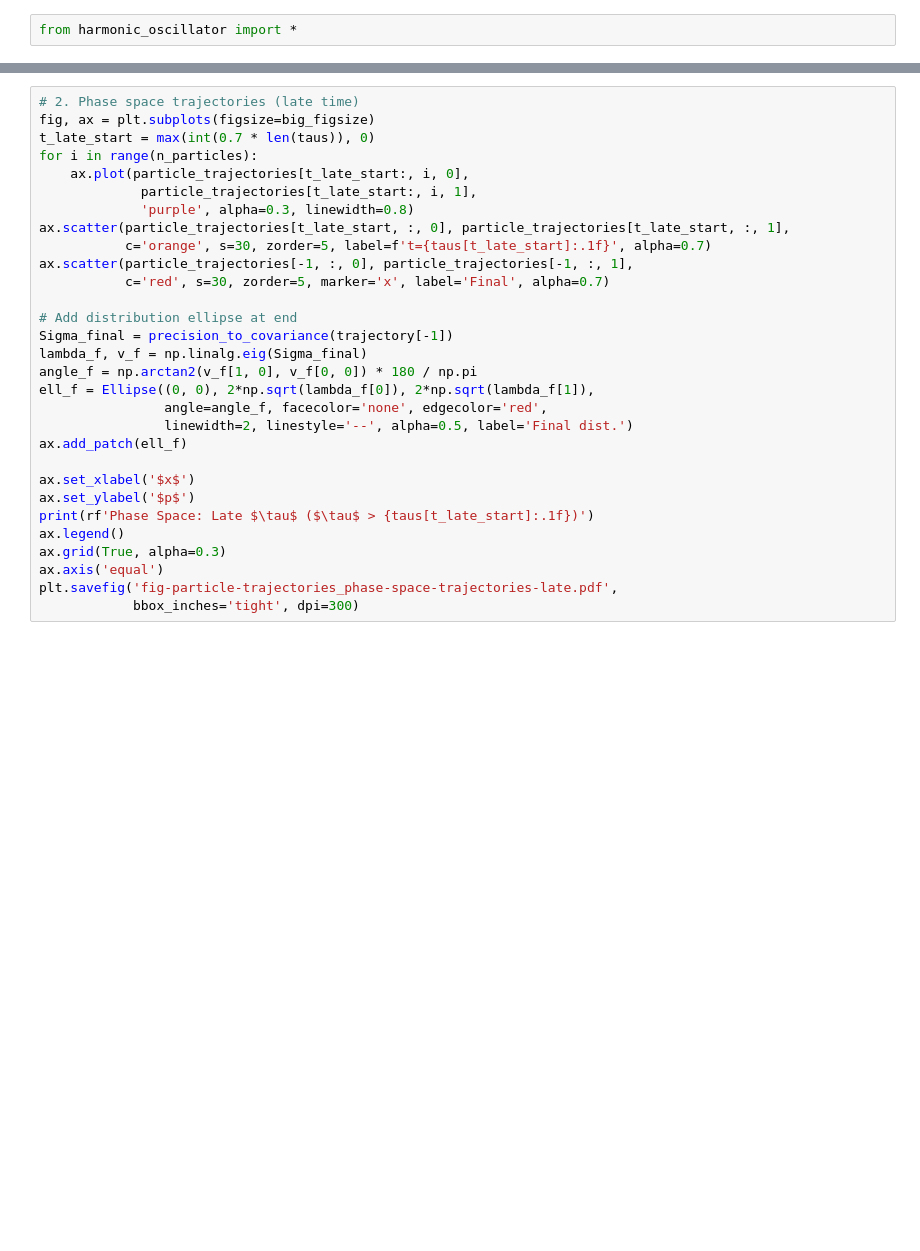
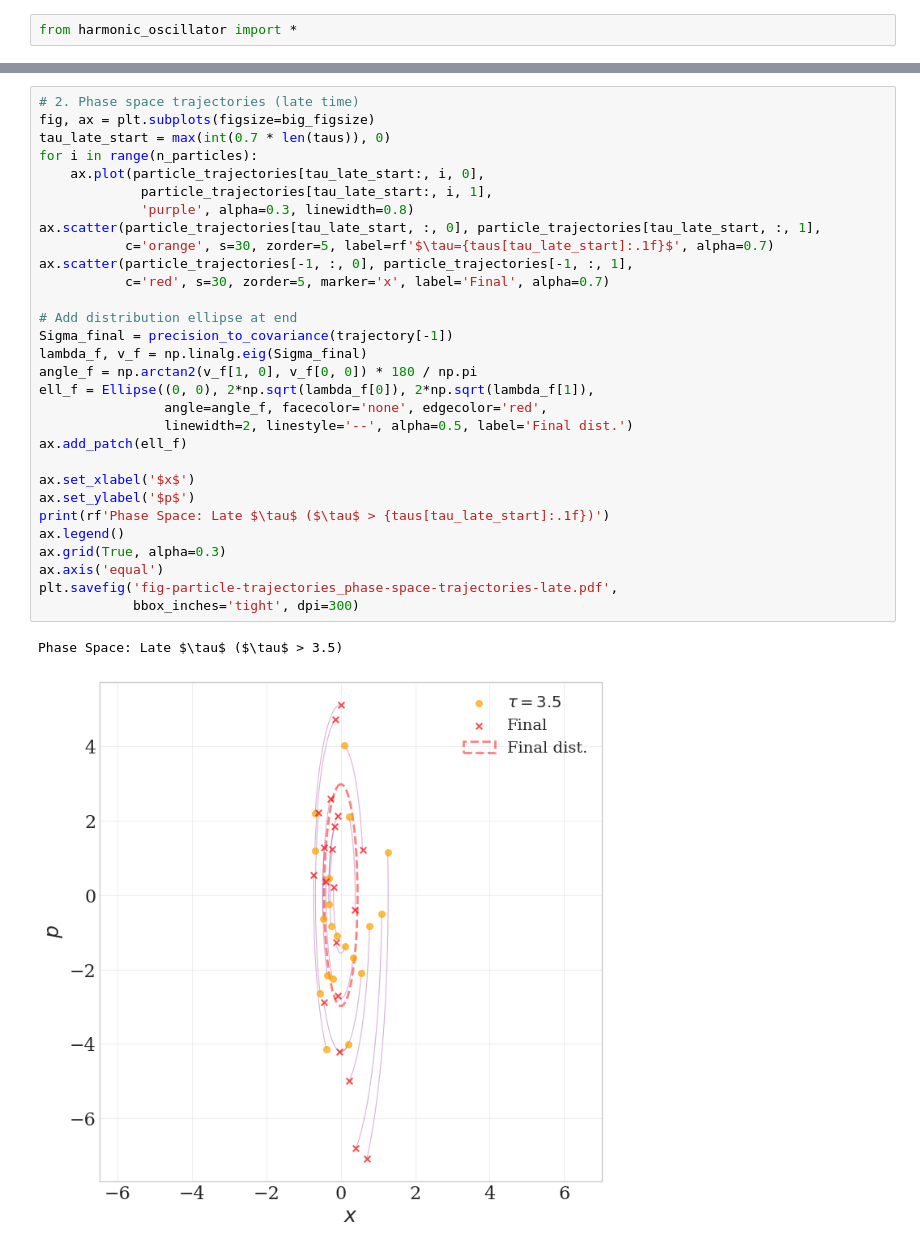
Before and after one commit to lawrennd/tig-code, a Jupyter notebook: mass-spring-simulation-example.ipynb, the cells around one changed output, grey strips where cells are left out. Cells and saved outputs as stored; diff of their text form; blank space fills up the shorter version.

```diff
--- a/mass-spring-simulation-example.ipynb
+++ b/mass-spring-simulation-example.ipynb
@@ -354,33 +425,36 @@ plt.savefig('fig-particle-trajectories_phase-space-trajectories-early.pdf',
 # %%
 # 2. Phase space trajectories (late time)
 fig, ax = plt.subplots(figsize=big_figsize)
-t_late_start = max(int(0.7 * len(taus)), 0)
+tau_late_start = max(int(0.7 * len(taus)), 0)
 for i in range(n_particles):
-    ax.plot(particle_trajectories[t_late_start:, i, 0],
-             particle_trajectories[t_late_start:, i, 1],
+    ax.plot(particle_trajectories[tau_late_start:, i, 0],
+             particle_trajectories[tau_late_start:, i, 1],
              'purple', alpha=0.3, linewidth=0.8)
-ax.scatter(particle_trajectories[t_late_start, :, 0], particle_trajectories[t_late_start, :, 1],
-           c='orange', s=30, zorder=5, label=f't={taus[t_late_start]:.1f}', alpha=0.7)
+ax.scatter(particle_trajectories[tau_late_start, :, 0], particle_trajectories[tau_late_start, :, 1],
+           c='orange', s=30, zorder=5, label=rf'$\tau={taus[tau_late_start]:.1f}$', alpha=0.7)
 ax.scatter(particle_trajectories[-1, :, 0], particle_trajectories[-1, :, 1],
            c='red', s=30, zorder=5, marker='x', label='Final', alpha=0.7)
 
 # Add distribution ellipse at end
 Sigma_final = precision_to_covariance(trajectory[-1])
 lambda_f, v_f = np.linalg.eig(Sigma_final)
 angle_f = np.arctan2(v_f[1, 0], v_f[0, 0]) * 180 / np.pi
 ell_f = Ellipse((0, 0), 2*np.sqrt(lambda_f[0]), 2*np.sqrt(lambda_f[1]),
                 angle=angle_f, facecolor='none', edgecolor='red',
                 linewidth=2, linestyle='--', alpha=0.5, label='Final dist.')
 ax.add_patch(ell_f)
 
 ax.set_xlabel('$x$')
 ax.set_ylabel('$p$')
-print(rf'Phase Space: Late $\tau$ ($\tau$ > {taus[t_late_start]:.1f})')
+print(rf'Phase Space: Late $\tau$ ($\tau$ > {taus[tau_late_start]:.1f})')
 ax.legend()
 ax.grid(True, alpha=0.3)
 ax.axis('equal')
 plt.savefig('fig-particle-trajectories_phase-space-trajectories-late.pdf',
             bbox_inches='tight', dpi=300)
+# %% [output]
+Phase Space: Late $\tau$ ($\tau$ > 3.5)
+[figure, added]
 # %%
 # 3. Full phase space evolution
 fig, ax = plt.subplots(figsize=big_figsize)
```
Also changed, not shown: parts of 30 cells of this notebook.
